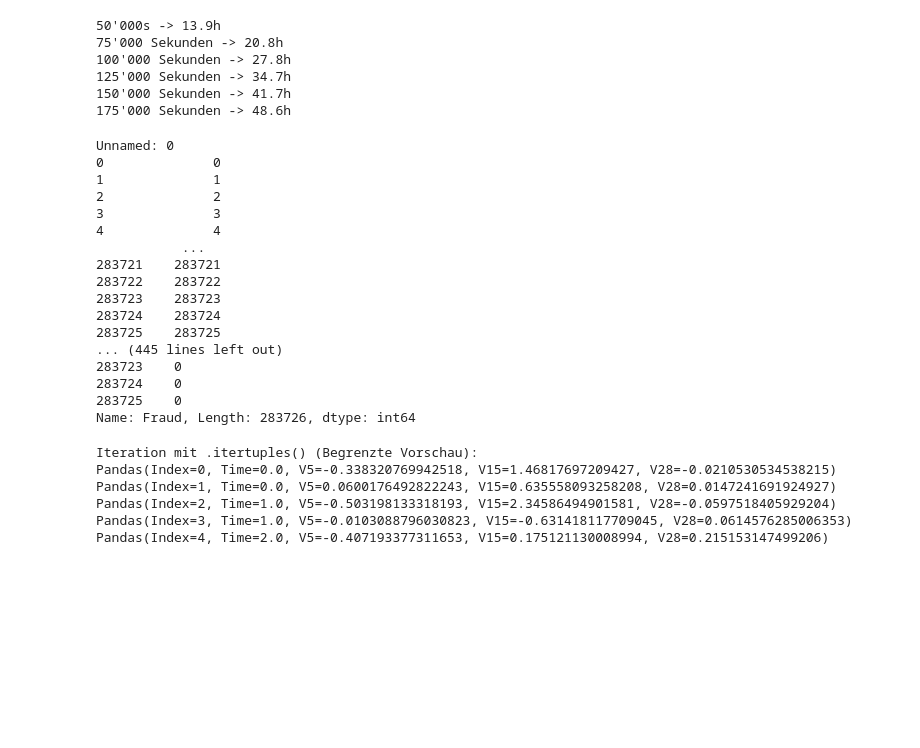
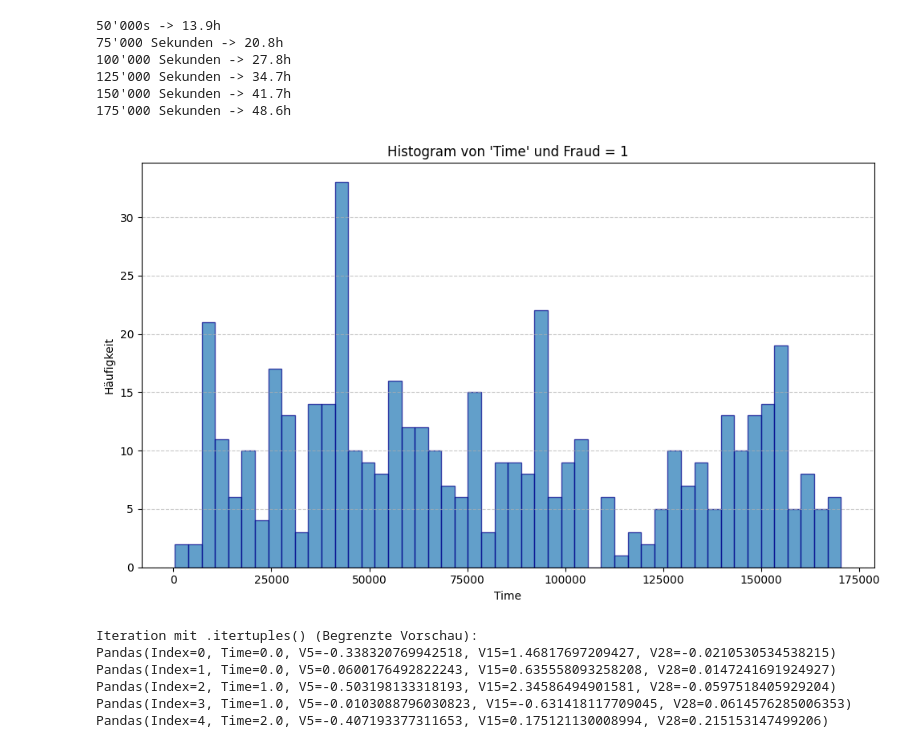
Before and after one commit to goernjosi/PythonProjektV2, a Jupyter notebook: Version2.ipynb, the cells around one changed output. Drawn from its saved outputs; the diff is of its cells as text; code cells hidden in the pictures; blank space fills up the shorter version.

```diff
--- a/Version2.ipynb
+++ b/Version2.ipynb
@@ -369,27 +370,21 @@ print("175'000 Sekunden -> 48.6h")
 125'000 Sekunden -> 34.7h
 150'000 Sekunden -> 41.7h
 175'000 Sekunden -> 48.6h
-# %%
-for col_label, col in df.items():
-    print(col_label, col, sep='\n', end='\n\n')
-# %% [output]
-Unnamed: 0
-0              0
-1              1
-2              2
-3              3
-4              4
-           ...
-283721    283721
-283722    283722
-283723    283723
-283724    283724
-283725    283725
-... (445 lines left out)
-283723    0
-283724    0
-283725    0
-Name: Fraud, Length: 283726, dtype: int64
+# %%
+# Alle Zeilen der Spalte 'Time' anzeigen, die 'Fraud' = 1 haben
+fraud_time = df[df['Fraud'] == 1]['Time']
+
+# Histogramm anzeigen (Visualisierung)
+plt.figure(figsize=(10, 6))
+plt.hist(fraud_time, bins=50, edgecolor='darkblue', alpha=0.7)
+plt.title("Histogram von 'Time' und Fraud = 1")
+plt.xlabel("Time")
+plt.ylabel("Häufigkeit")
+plt.grid(axis='y', linestyle='--', alpha=0.7)
+plt.tight_layout()
+plt.show()
+# %% [output]
+[figure, added]
 # %%
 # Verwendung von .itertuples() zur Iteration über Zeilen als benannte Tupel
 print("\nIteration mit .itertuples() (Begrenzte Vorschau):")
```
Also changed, not shown: parts of 7 cells of this notebook.
